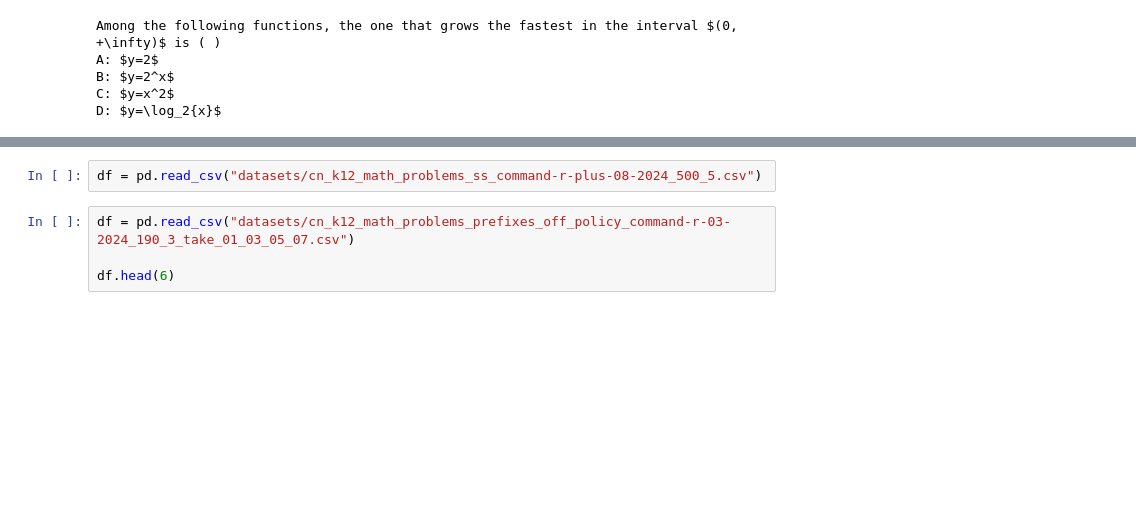
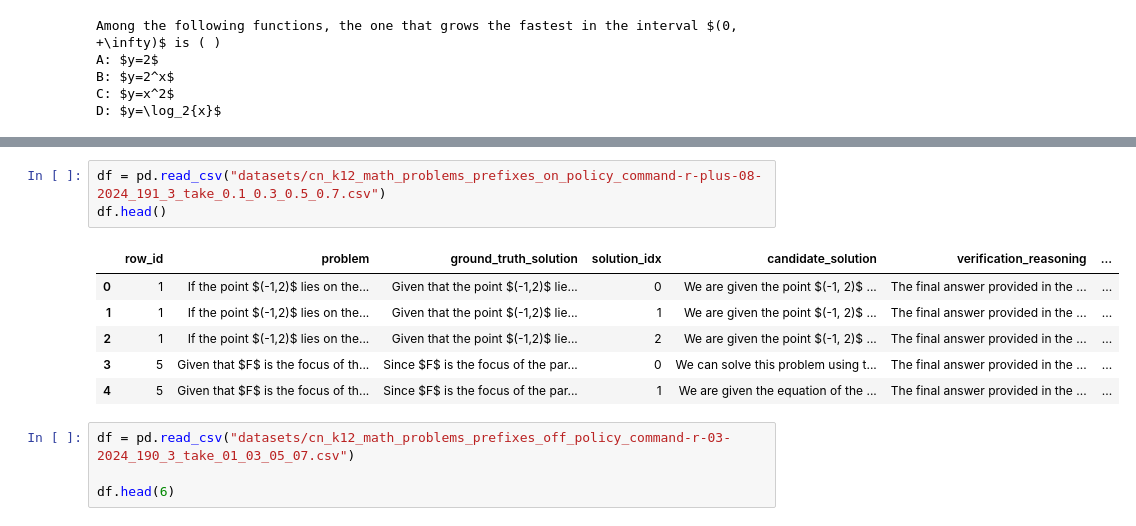
Before and after one commit to sasilver75/cohere-reasoning-v4, a Jupyter notebook: scratch.ipynb, the cells around one changed output, grey strips where cells are left out. Saved outputs shown, nothing was run; the diff lists cells and outputs as text; blank space fills up the shorter version.

```diff
--- a/scratch.ipynb
+++ b/scratch.ipynb
@@ -22,5 +35,13 @@ D: $y=\log_2{x}$
 # %%
-df = pd.read_csv("datasets/cn_k12_math_problems_ss_command-r-plus-08-2024_500_5.csv")
+df = pd.read_csv("datasets/cn_k12_math_problems_prefixes_on_policy_command-r-plus-08-2024_191_3_take_0.1_0.3_0.5_0.7.csv")
+df.head()
+# %% [output]
+|  | row_id | problem | ground_truth_solution | solution_idx | candidate_solution | verification_reasoning | ... |
+| 0 | 1 | If the point $(-1,2)$ lies on the... | Given that the point $(-1,2)$ lie... | 0 | We are given the point $(-1, 2)$ ... | The final answer provided in the ... | ... |
+| 1 | 1 | If the point $(-1,2)$ lies on the... | Given that the point $(-1,2)$ lie... | 1 | We are given the point $(-1, 2)$ ... | The final answer provided in the ... | ... |
+| 2 | 1 | If the point $(-1,2)$ lies on the... | Given that the point $(-1,2)$ lie... | 2 | We are given the point $(-1, 2)$ ... | The final answer provided in the ... | ... |
+| 3 | 5 | Given that $F$ is the focus of th... | Since $F$ is the focus of the par... | 0 | We can solve this problem using t... | The final answer provided in the ... | ... |
+| 4 | 5 | Given that $F$ is the focus of th... | Since $F$ is the focus of the par... | 1 | We are given the equation of the ... | The final answer provided in the ... | ... |
 # %%
 df = pd.read_csv("datasets/cn_k12_math_problems_prefixes_off_policy_command-r-03-2024_190_3_take_01_03_05_07.csv")
 
```
Also changed, not shown: parts of 1 cell of this notebook, 4 other files.
